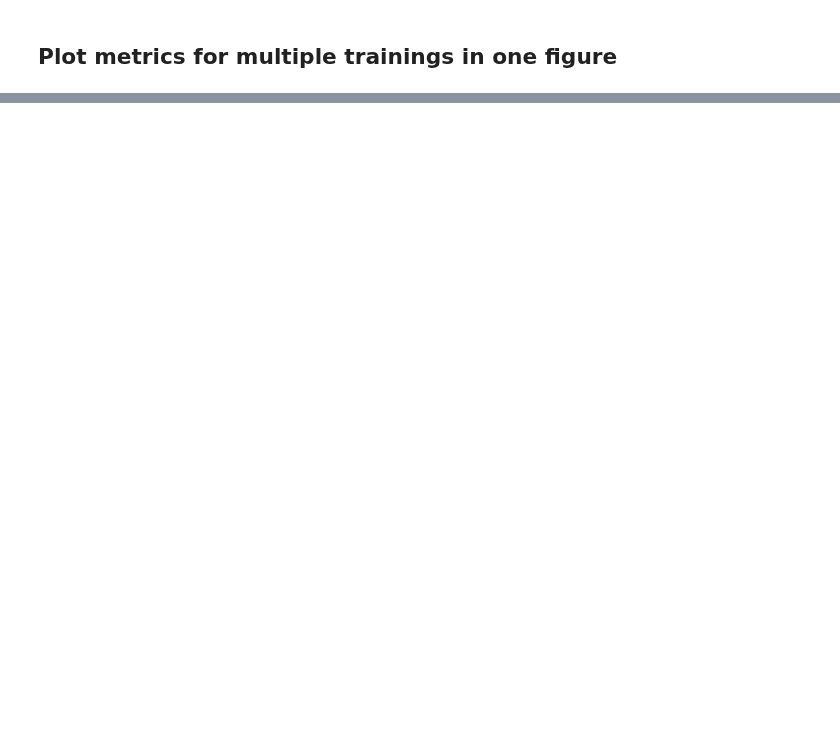
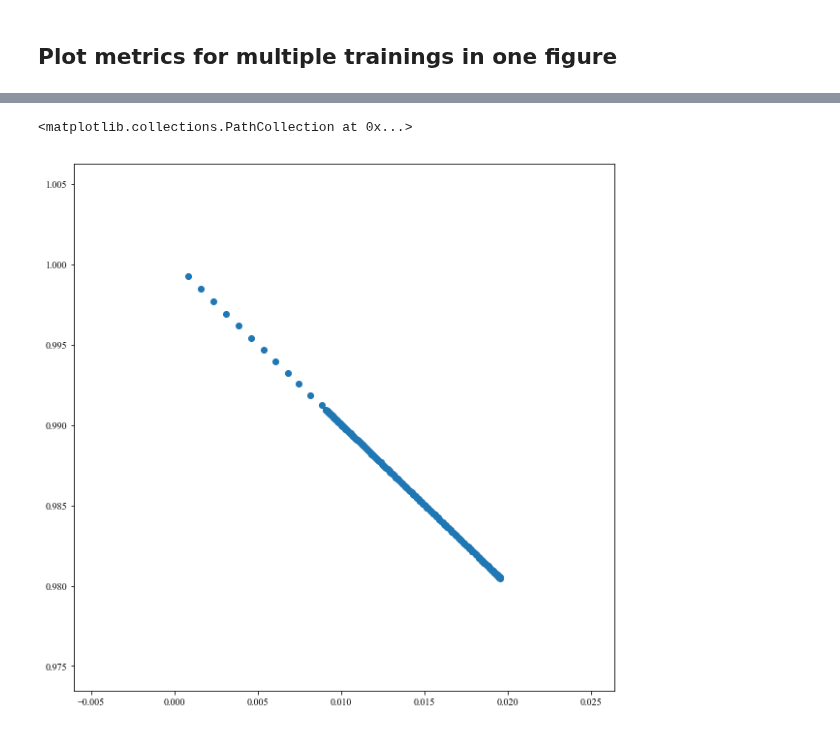
Before and after one commit to schulter/EMOGI, a Jupyter notebook: GCN/performance_figure.ipynb, the cells around one changed output, grey strips where cells are left out. Cells and saved outputs as stored; diff of their text form; code cells hidden in the pictures; blank space fills up the shorter version.

```diff
--- a/GCN/performance_figure.ipynb
+++ b/GCN/performance_figure.ipynb
@@ -267,0 +397,30 @@ fig.savefig('../data/pancancer/ensemble_metrics_{}.svg'.format(metric_of_choice)
+# %%
+
+perfect_points_x = []
+perfect_points_y = []
+onco, cand = get_cancer_genes_for_net('../data/GCN/training/all_multiomics_CPDB/multiomics/')
+num_of_tests = len(onco)
+for i in range(1, num_of_tests):
+    pred = np.concatenate((np.ones(len(cand)), np.ones(i)))
+    oncokb = np.concatenate((np.zeros(len(cand)), np.ones(i)))
+    cand = np.concatenate((np.ones(len(cand)), np.zeros(i)))
+    if metric_of_choice.upper() == 'RECALL':
+        score_onco = recall_score(y_pred=pred, y_true=oncokb)
+        score_cand = recall_score(y_pred=pred, y_true=cand)
+    elif metric_of_choice.upper() == 'PRECISION':
+        score_onco = precision_score(y_pred=pred, y_true=oncokb)
+        score_cand = precision_score(y_pred=pred, y_true=cand)
+    elif metric_of_choice.upper() == 'AUPR':
+        score_onco = average_precision_score(y_score=pred, y_true=oncokb)
+        score_cand = average_precision_score(y_score=pred, y_true=cand)
+    else:
+        print ("Metric not recognized")
+    perfect_points_x.append(score_onco)
+    perfect_points_y.append(score_cand)
+    if i % (num_of_tests / 10) == 0:
+        print ("Done with {} of {}".format(i, num_of_tests))
+fig = plt.figure(figsize=(10, 10))
+plt.scatter(perfect_points_x, perfect_points_y)
+# %% [output]
+<matplotlib.collections.PathCollection at 0x...>
+[figure, added]
```
Also changed, not shown: parts of 6 cells of this notebook.
